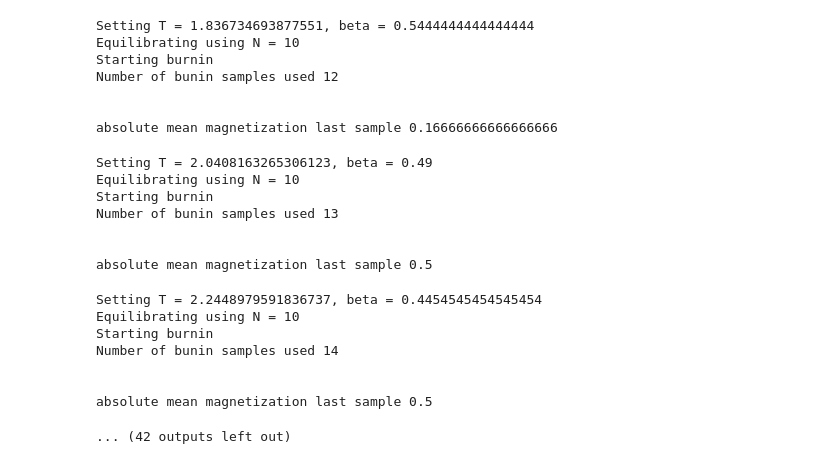
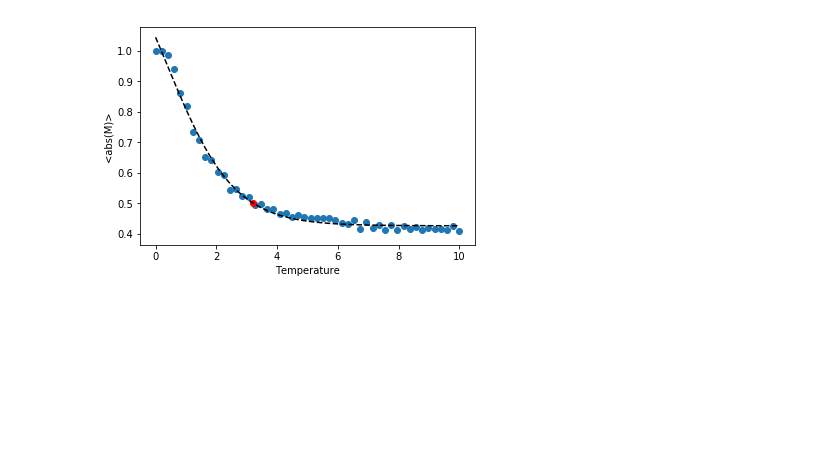
Before and after one commit to cvanelteren/information_impact, a Jupyter notebook: Reverse calculation.ipynb, the cells around one changed output. Saved outputs shown, nothing was run; the diff lists cells and outputs as text; code cells hidden in the pictures; blank space fills up the shorter version.

```diff
--- a/Reverse calculation.ipynb
+++ b/Reverse calculation.ipynb
@@ -5,7 +5,8 @@ from numpy import *
 import fastIsing, scipy
 import networkx as nx, IO, multiprocessing as mp
 from tqdm import tqdm_notebook as tqdm
-
+import infcy
+# %matplotlib
 dataDir = 'Psycho' # relative path careful
 df    = IO.readCSV('{}/Graph_min1_1.csv'.format(dataDir), header = 0, index_col = 0)
 h     = IO.readCSV('{}/External_min1_1.csv'.format(dataDir), header = 0, index_col = 0)
@@ -14,8 +15,10 @@ graph   = nx.from_pandas_adjacency(df)
 # graph = nx.grid_2d_graph(2, 2, periodic = True)
 # graph  = nx.path_graph(5, nx.DiGraph())
 # graph.add_edge(0, 0)
-# graph  = nx.path_graph(3, nx.DiGraph())
-# graph  = nx.path_graph(3)
+# graph  = nx.path_graph(5, nx.DiGraph())
+graph = nx.star_graph(4)
+# graph = nx.grid_2d_graph(4,4)
+# graph  = nx.path_graph(5)
 pulse  = {}
 nudge  = 0
 target = 1
@@ -23,10 +26,10 @@ for node in graph.nodes():
     pulse[node] = nudge if node == target else 0
 nx.set_node_attributes(graph, pulse, 'nudges')
 temp  = 1
-model = fastIsing.Ising(graph, temp, False, mode = 'async', verbose = True, magSide = '')
+model = fastIsing.Ising(graph, temp, False, mode = 'async', verbose = False, magSide = 'neg')
 
 temps = linspace(0, 10, 50)
-temps, mag, sus = model.matchMagnetization(temps =  temps, n = 1000, burninSamples = 10)
+temps, mag, sus = model.matchMagnetization(temps =  temps, n = 1000, burninSamples = 100)
 func = lambda x, a, b, c, d :  a / (1 + exp(b * (x - c))) + d # tanh(-a * x)* b + c
 a, b = scipy.optimize.curve_fit(func, temps, mag, maxfev = 10000)
 xx = linspace(0, max(temps))
@@ -34,45 +37,13 @@ fig, ax = subplots();
 ax.scatter(temps,  mag)
 ax.plot(xx, func(xx, *a), 'k--')
 
-match = .7 * max(mag)
+match = .5 * max(mag)
 fr  = lambda x, a, b : func(x, *a) - b
 rr  = scipy.optimize.root(fr, 0, args = (a, match))
 ax.scatter(rr.x, func(rr.x, *a), c = 'red')
 
 
 model.t = rr.x
-N =  int(1e3)
-res = model.simulate(N, verbose = True)
-n = res.shape[0]
-
-
-delta = 10
-cond  = {}
-cc    = {}
-state = {}
-
-Z   = n - delta
-jdx = 1
-
-for i in tqdm(range(delta, n - jdx)):
-    tmp = res[i - delta: i + jdx]
-    x =  tuple(res[i])
-    state[x] = state.get(x, 0) + 1 / Z
-    cond[x] = cond.get(x, zeros(tmp.shape)) +  ((tmp + 1) / 2)
-    cc[x] = cc.get(x, 0) + 1
-print(f'unique states {len(cond)}')
-
-H  = zeros((delta + jdx, model.nNodes))
-px = zeros((delta + jdx, model.nNodes))
-
-for key, value in tqdm(cond.items()):
-    z = value / cc[key]
-    assert all(z - 1 - z) == 1
-    z[isnan(z)] = 0
-    px += value / Z
-    x = dstack((z * log2(z), (1 - z) * log2(1 - z)))
-    x = nansum(x, -1)
-    H += state[key] * x
-tmp = nansum(dstack((px * log2(px), (1 - px) * log2(1 - px))), -1)
-H  -= tmp
+setp(ax, **dict(xlabel = 'Temperature', ylabel = '<abs(M)>'))
+show()
 # %% [output]
@@ -148,22 +51 @@ absolute mean magnetization last sample 0.5
-Setting T = 1.836734693877551, beta = 0.5444444444444444
-Equilibrating using N = 10
-Starting burnin
-Number of bunin samples used 12
-
-
-absolute mean magnetization last sample 0.16666666666666666
-Setting T = 2.0408163265306123, beta = 0.49
-Equilibrating using N = 10
-Starting burnin
-Number of bunin samples used 13
-
-
-absolute mean magnetization last sample 0.5
-Setting T = 2.2448979591836737, beta = 0.4454545454545454
-Equilibrating using N = 10
-Starting burnin
-Number of bunin samples used 14
-
-
-absolute mean magnetization last sample 0.5
-... (42 outputs left out)
+[figure, added]
```
Also changed, not shown: parts of 9 cells of this notebook, 4 other files.
